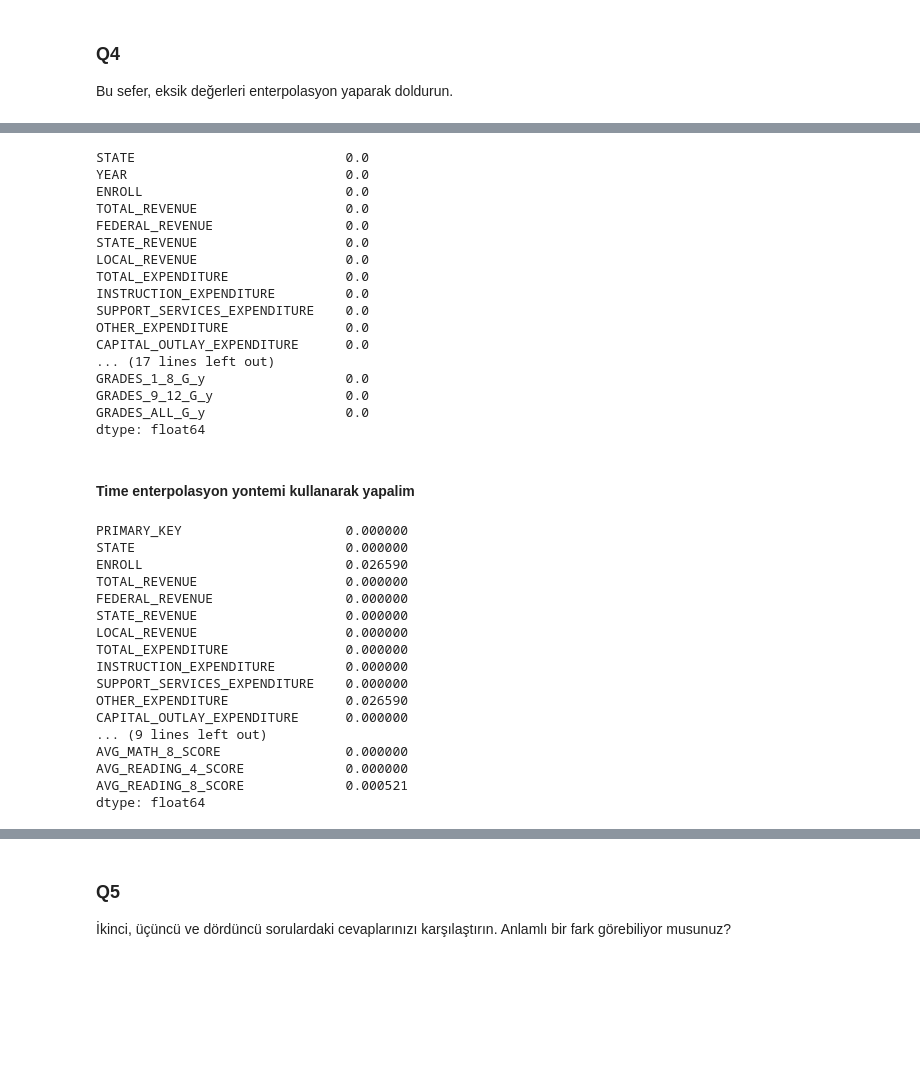
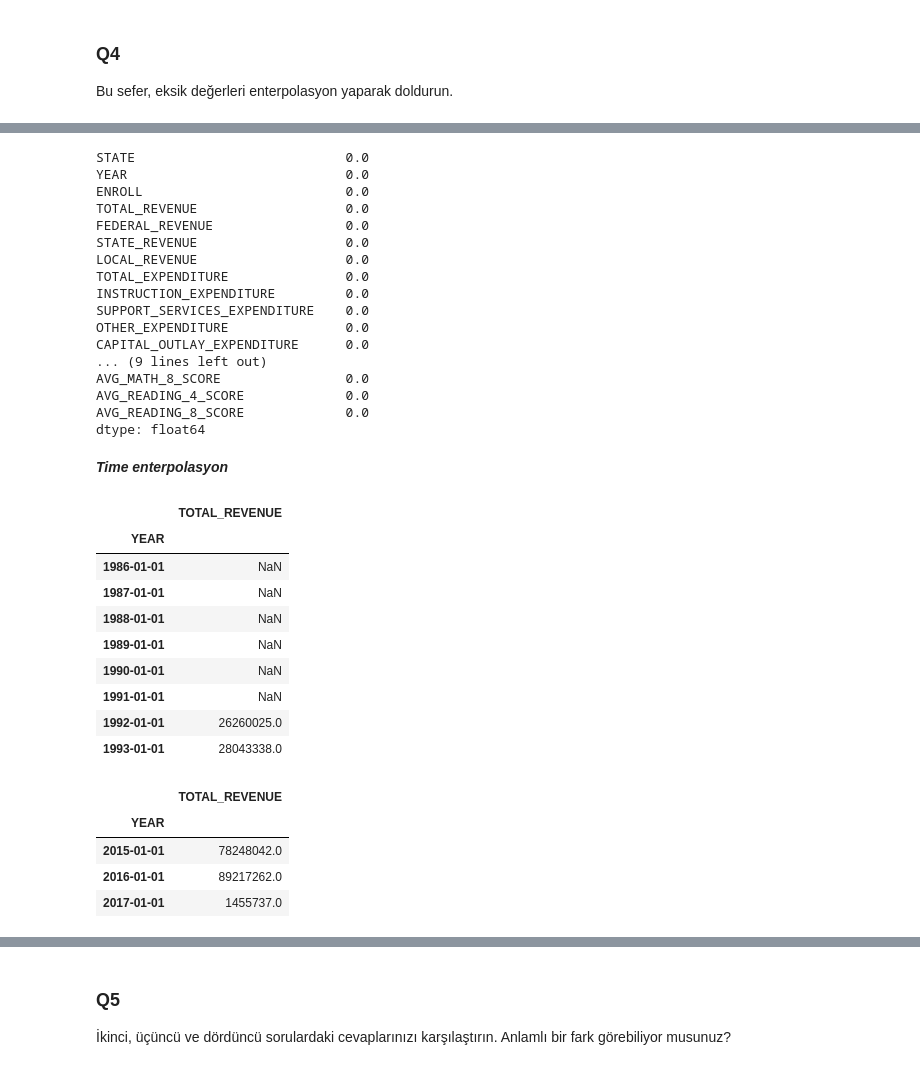
Before and after one commit to ahmetpergamum/datascience, a Jupyter notebook: 03_exploratory_analysis/assignment03datacleaning.ipynb, the cells around one changed output, grey strips where cells are left out. Drawn from its saved outputs; the diff is of its cells as text; code cells hidden in the pictures; blank space fills up the shorter version.

```diff
--- a/03_exploratory_analysis/assignment03datacleaning.ipynb
+++ b/03_exploratory_analysis/assignment03datacleaning.ipynb
@@ -218,5 +340,5 @@ for column in dm.columns:
 # %%
-dm.isnull().mean()
+dl.isnull().mean()*100
 # %% [output]
 STATE                           0.0
 YEAR                            0.0
@@ -230,39 +352,47 @@ INSTRUCTION_EXPENDITURE         0.0
 SUPPORT_SERVICES_EXPENDITURE    0.0
 OTHER_EXPENDITURE               0.0
 CAPITAL_OUTLAY_EXPENDITURE      0.0
-... (17 lines left out)
-GRADES_1_8_G_y                  0.0
-GRADES_9_12_G_y                 0.0
-GRADES_ALL_G_y                  0.0
+... (9 lines left out)
+AVG_MATH_8_SCORE                0.0
+AVG_READING_4_SCORE             0.0
+AVG_READING_8_SCORE             0.0
 dtype: float64
 # %% [markdown]
-#### Time enterpolasyon yontemi kullanarak yapalim
+***Time enterpolasyon***
 # %%
 # index must be datetime index
-dftime = pd.read_csv('states_all.csv', index_col='YEAR', parse_dates=True)
+dftime = dc.copy()
 
+# use this when importing as datetime index
+#dftime = pd.read_csv('states_all.csv', index_col='YEAR', parse_dates=True)
+
+# change index to time
+dftime['PRIMARY_KEY']=dftime.index
+dftime = dftime.set_index('YEAR')
+dftime = dftime.sort_index()
+dftime.index = pd.to_datetime(dftime.index, format='%Y')
 # time interpolation
 for column in dftime.columns:
     # check if it is suitable to calculate its mean; float
     if dftime[column].dtype == 'float64' :
         dftime[column].interpolate(method='time', inplace=True)
 
-dftime.isnull().mean()
+# check for the filled values
+display(dftime.loc[dftime['STATE']=='CALIFORNIA',['TOTAL_REVENUE']].head(8))
+display(dftime.loc[dftime['STATE']=='CALIFORNIA',['TOTAL_REVENUE']].tail(3))
 # %% [output]
-PRIMARY_KEY                     0.000000
-STATE                           0.000000
-ENROLL                          0.026590
-TOTAL_REVENUE                   0.000000
-FEDERAL_REVENUE                 0.000000
-STATE_REVENUE                   0.000000
-LOCAL_REVENUE                   0.000000
-TOTAL_EXPENDITURE               0.000000
-INSTRUCTION_EXPENDITURE         0.000000
-SUPPORT_SERVICES_EXPENDITURE    0.000000
-OTHER_EXPENDITURE               0.026590
-CAPITAL_OUTLAY_EXPENDITURE      0.000000
-... (9 lines left out)
-AVG_MATH_8_SCORE                0.000000
-AVG_READING_4_SCORE             0.000000
-AVG_READING_8_SCORE             0.000521
-dtype: float64
+|  | TOTAL_REVENUE |
+| YEAR |  |
+| 1986-01-01 | NaN |
+| 1987-01-01 | NaN |
+| 1988-01-01 | NaN |
+| 1989-01-01 | NaN |
+| 1990-01-01 | NaN |
+| 1991-01-01 | NaN |
+| 1992-01-01 | 26260025.0 |
+| 1993-01-01 | 28043338.0 |
+|  | TOTAL_REVENUE |
+| YEAR |  |
+| 2015-01-01 | 78248042.0 |
+| 2016-01-01 | 89217262.0 |
+| 2017-01-01 | 1455737.0 |
```
Also changed, not shown: parts of 13 cells of this notebook, 3 other files.
